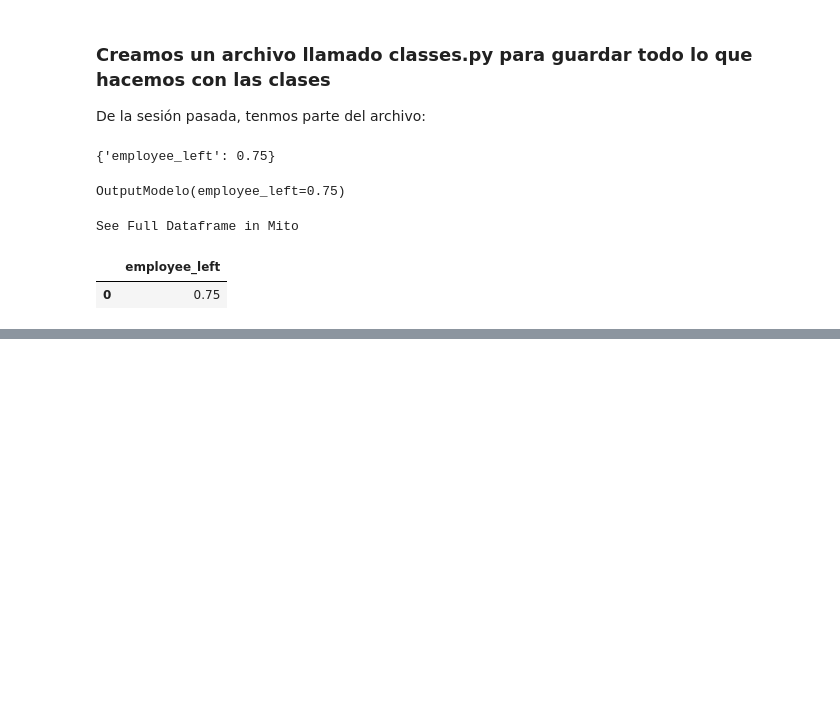
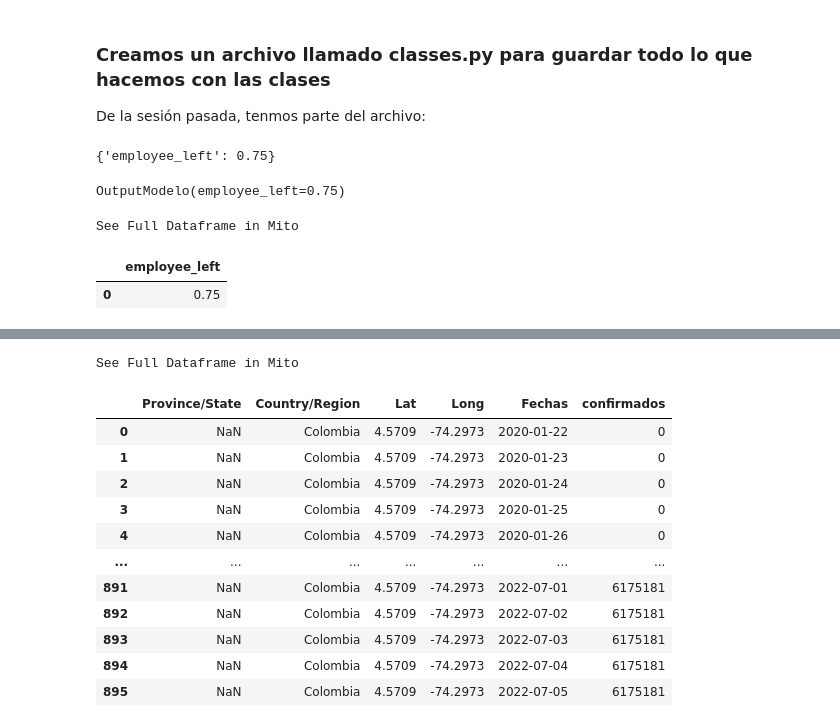
Before and after one commit to JECaballeroR/DiplomadoPythonModulo6Cohorte2, a Jupyter notebook: Notebook exploración.ipynb, the cells around one changed output, grey strips where cells are left out. Saved outputs shown, nothing was run; the diff lists cells and outputs as text; code cells hidden in the pictures; blank space fills up the shorter version.

```diff
--- a/Notebook exploración.ipynb
+++ b/Notebook exploración.ipynb
@@ -679,0 +753,16 @@ See Full Dataframe in Mito
+# %%
+melted
+# %% [output]
+See Full Dataframe in Mito
+|  | Province/State | Country/Region | Lat | Long | Fechas | confirmados |
+| 0 | NaN | Colombia | 4.5709 | -74.2973 | 2020-01-22 | 0 |
+| 1 | NaN | Colombia | 4.5709 | -74.2973 | 2020-01-23 | 0 |
+| 2 | NaN | Colombia | 4.5709 | -74.2973 | 2020-01-24 | 0 |
+| 3 | NaN | Colombia | 4.5709 | -74.2973 | 2020-01-25 | 0 |
+| 4 | NaN | Colombia | 4.5709 | -74.2973 | 2020-01-26 | 0 |
+| ... | ... | ... | ... | ... | ... | ... |
+| 891 | NaN | Colombia | 4.5709 | -74.2973 | 2022-07-01 | 6175181 |
+| 892 | NaN | Colombia | 4.5709 | -74.2973 | 2022-07-02 | 6175181 |
+| 893 | NaN | Colombia | 4.5709 | -74.2973 | 2022-07-03 | 6175181 |
+| 894 | NaN | Colombia | 4.5709 | -74.2973 | 2022-07-04 | 6175181 |
+| 895 | NaN | Colombia | 4.5709 | -74.2973 | 2022-07-05 | 6175181 |
```
Also changed, not shown: parts of 11 cells of this notebook, 2 other files.
